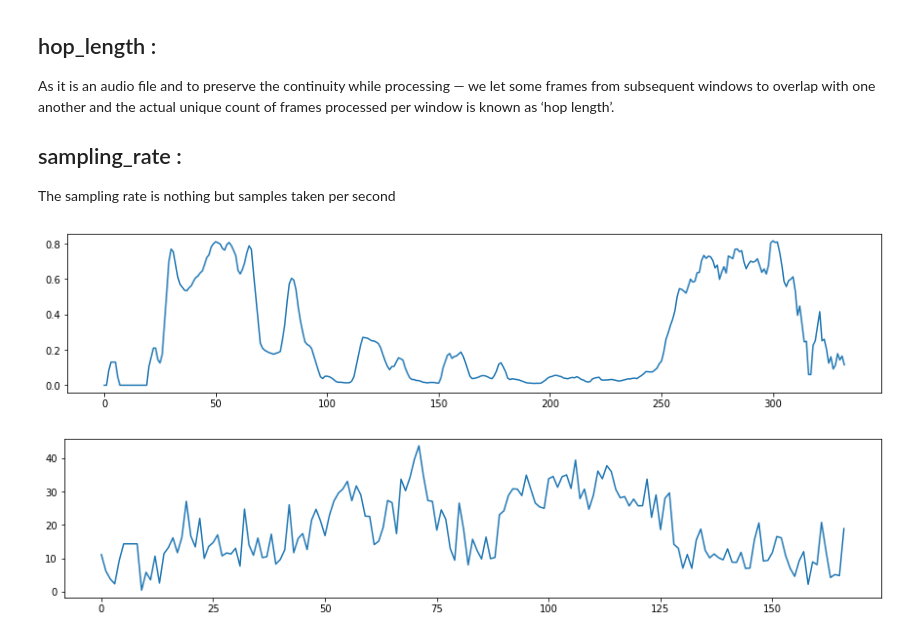
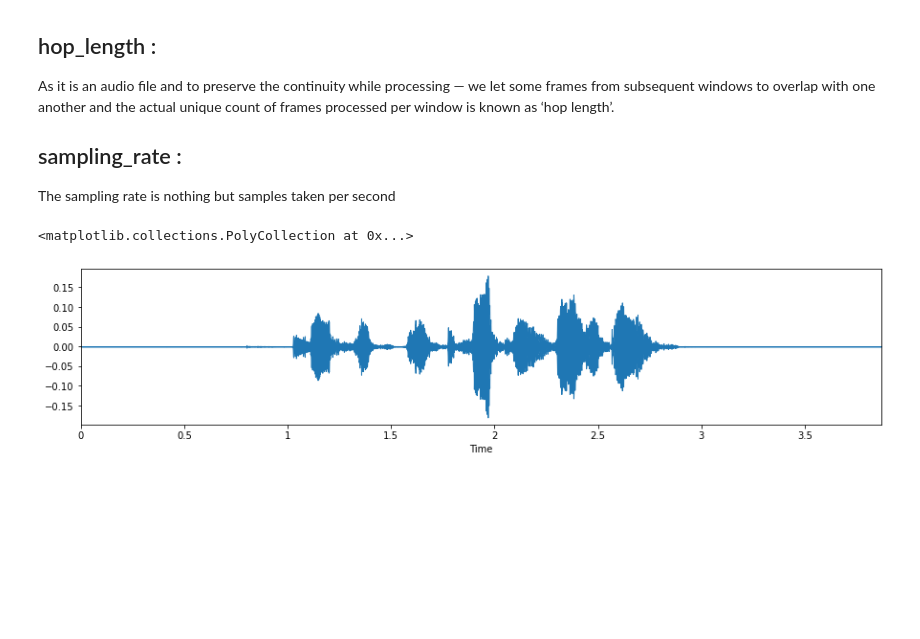
Before and after one commit to keder-code-hash/Kaggle_DL, a Jupyter notebook: sound-feature-extraction.ipynb, the cells around one changed output. Saved outputs shown, nothing was run; the diff lists cells and outputs as text; code cells hidden in the pictures; blank space fills up the shorter version.

```diff
--- a/sound-feature-extraction.ipynb
+++ b/sound-feature-extraction.ipynb
@@ -143,11 +170,19 @@ class extract_feature:
 #     Tempogram
 # %%
 ex=extract_feature(time_series_array,44000)
-ex.zero_crossing_rate()
+# ex.zero_crossing_rate()
 # ex.spectral_centroid()
 # ex.mfcc()
 # ex.chroma()
-ex.band_energy_ratio()
+# ex.band_energy_ratio()
+# ex.spectral_rolloff()
+# ex.rms()
+# ex.spectral_flux()
+
+
+import librosa.display
+plt.figure(figsize=(15,3))
+librosa.display.waveplot(time_series_array,sr=sampling_rate)
 # %% [output]
+<matplotlib.collections.PolyCollection at 0x...>
-[figure, old version]
+[figure, new version]
-[figure, removed]
```
Also changed, not shown: parts of 4 cells of this notebook.
